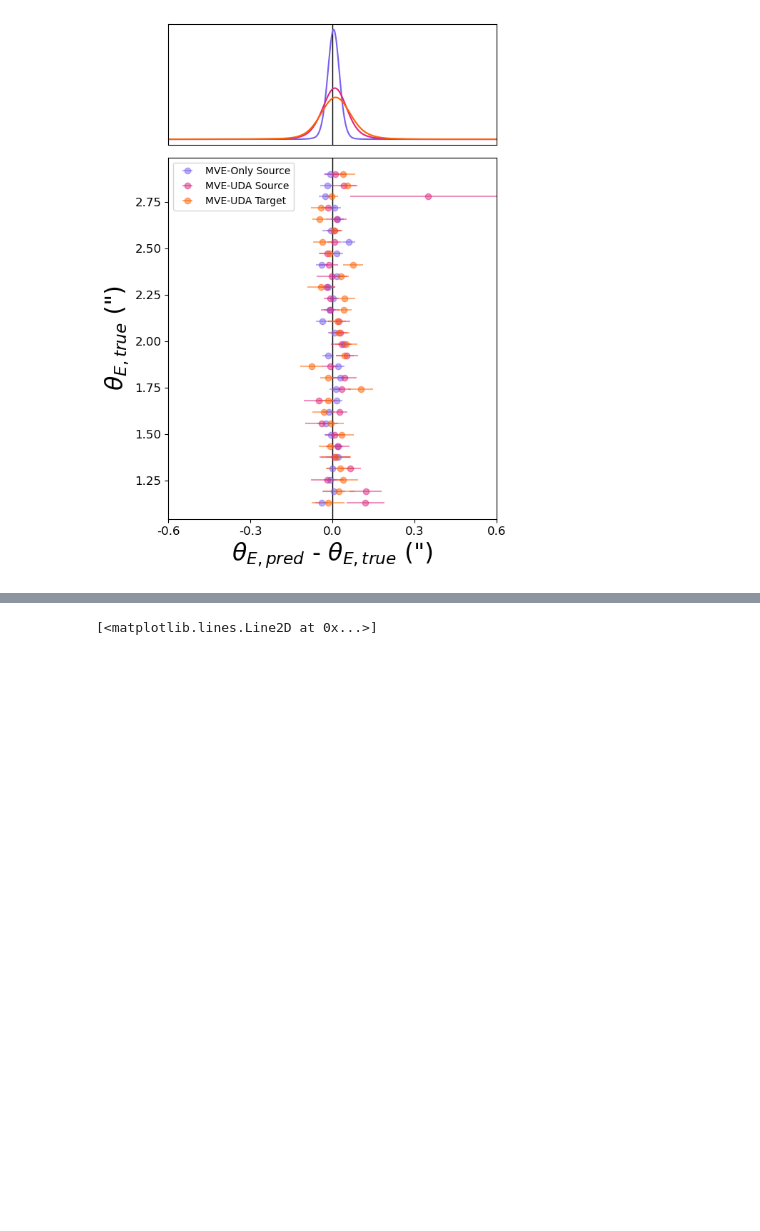
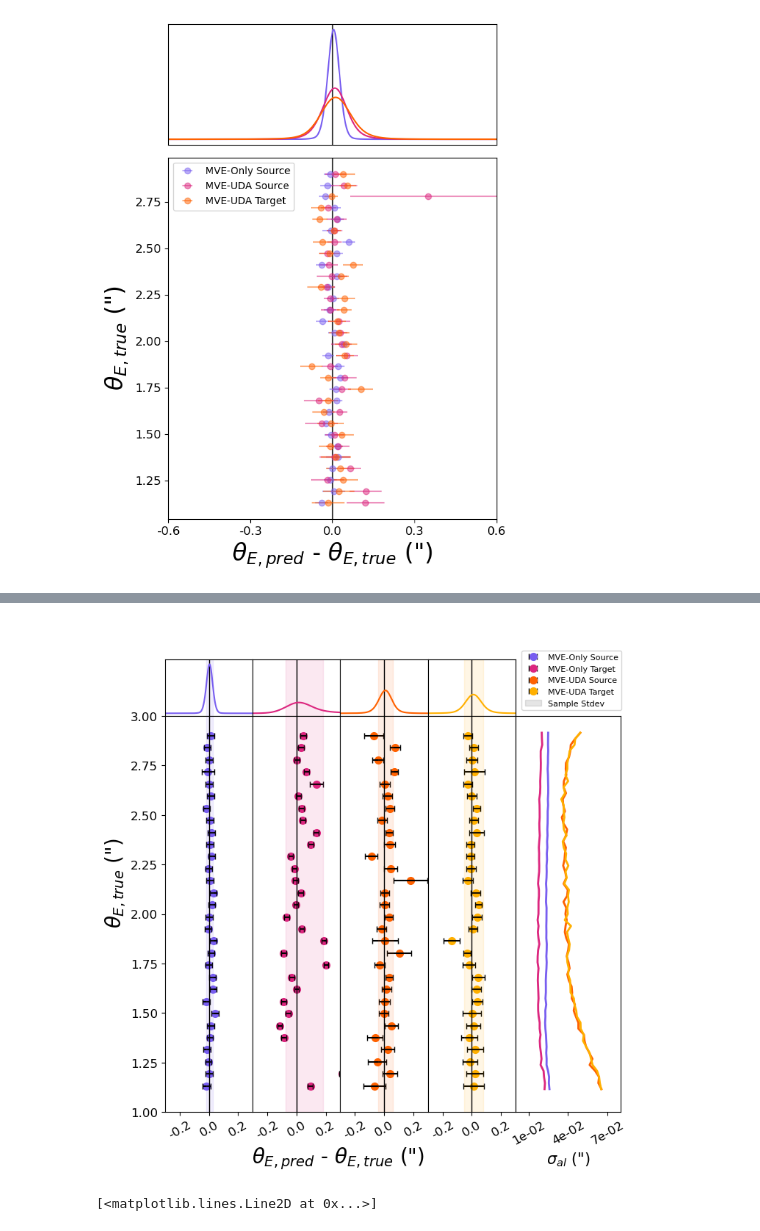
Before and after one commit to deepskies/DomainAdaptiveMVEforLensModeling, a Jupyter notebook: src/training/FinalPaperMVEv2/ModelVizUltimate.ipynb, the cells around one changed output, grey strips where cells are left out. Drawn from its saved outputs; the diff is of its cells as text; code cells hidden in the pictures; blank space fills up the shorter version.

Commit message:
figures v3

```diff
--- a/src/training/FinalPaperMVEv2/ModelVizUltimate.ipynb
+++ b/src/training/FinalPaperMVEv2/ModelVizUltimate.ipynb
@@ -413,3 +319,102 @@ plt.savefig("figures/residualA.png", bbox_inches = 'tight', dpi = 400)
+# %%
+###### import matplotlib.pyplot as plt
+import matplotlib.gridspec as gridspec
+
+lims = 0.3
+
+# Create a figure with a GridSpec layout
+fig = plt.figure(figsize=(8, 8))  # Adjusted the figure size to accommodate the additional plots
+gs = gridspec.GridSpec(2, 5, height_ratios=[1, 7], width_ratios = [1, 1, 1, 1, 1.2], hspace = 0, wspace = 0)  # Create a 2x4 grid
+
+# Histogram plot (ax_hist) spans the entire top row
+ax_hist1 = fig.add_subplot(gs[0, 0])
+ax_hist2 = fig.add_subplot(gs[0, 1])
+ax_hist3 = fig.add_subplot(gs[0, 2])
+ax_hist4 = fig.add_subplot(gs[0, 3])
+
+# The bottom plots (ax_resid1, ax_resid2, ax_resid3) occupy the bottom left three columns
+ax_resid1 = fig.add_subplot(gs[1, 0])
+ax_resid2 = fig.add_subplot(gs[1, 1])
+ax_resid3 = fig.add_subplot(gs[1, 2])
+ax_resid4 = fig.add_subplot(gs[1, 3])
+
+# The additional plot on the right (ax_add) occupies the bottom right column
+ax_var = fig.add_subplot(gs[1, 4])
+
+hist_axes = [ax_hist1, ax_hist2, ax_hist3, ax_hist4]
+resid_axes = [ax_resid1, ax_resid2, ax_resid3, ax_resid4, ax_var]
+
+for ax in hist_axes:
+    ax.set_xticks([])
+    ax.set_yticks([])
+    ax.set_ylim(-1, 20)
+    ax.axvline(0, color = 'k', ls = '-', lw = 1)
+    ax.set_xlim(-lims, lims)
+
+
+for ax in resid_axes[1:]:
+    ax.set_yticks([])
+
+xt = np.linspace(-lims + 0.1, lims - 0.1, 3).round(2)
+
+for ax in resid_axes[:-1]:
+    ax.set_xlim(-lims, lims)
+    ax.set_ylim(1, 3)
+    ax.axvline(0, color = 'k', ls = '-', lw = 1)
+    ax.set_xticks(xt)
+    ax.set_xticklabels(xt, rotation = 30)
+
+xt = [1e-2, 4e-2, 7e-2]
+xtl =[f"{num:.0e}" for num in xt]
+ax_var.set_xlim(0, 8e-2)
+ax_var.set_xticks(xt)
+ax_var.set_xticklabels(xtl, rotation = 30)
+ax_var.set_ylim(1, 3)
+
+
+bins = np.linspace(1.1, 2.9, 60)[::2]
+mid_bins = bins + (bins[1] - bins[0])/2
+
+# Plot the histogram
+ci = 0
+idx = []
+all_kde = []
+for t, i in zip(mod_type, mod_no):
+    mod = mvt[t][i]
+    resid = (mod["mean"] - mod["truth"])
+    idx = random_residual_sample(mod["var"], mod["truth"])
+    x_kde, y_kde = get_kde(resid, lims = lims)
+    hist_axes[ci].plot(x_kde, y_kde, color = color_resid[ci])
+    resid_axes[ci].errorbar(x=resid[idx],
+                      y = mid_bins,
+                      xerr=np.sqrt(mod["var"])[idx],
+                      fmt='o',
+                      alpha=1,
+                      ms = 7,
+                      ecolor = 'k',
+                      color = color_resid[ci],
+                      label = labels[ci],
+                       barsabove = True,
+                        capsize=3,
+                        zorder = -2)
+    mn = np.mean(resid)
+    sig = np.std(resid)
+    hist_axes[ci].axvspan(mn-sig, mn+sig, color = color_resid[ci], alpha = 0.1)
+    resid_axes[ci].axvspan(mn-sig, mn+sig,color = color_resid[ci], alpha = 0.1)
+    y_var, x_var = bin_average(mod['truth'], np.sqrt(mod['var']))
+    ax_var.plot(x_var, y_var, color = color_resid[ci], lw = 2, alpha = 1)
+    ci += 1
+
+resid_axes[ci].axvspan(-11, -10,color = 'k', alpha = 0.1, label = "Sample Stdev")
+# Adjust layout to avoid overlapping labels
+#plt.tight_layout()
+fig.legend(fontsize = 8, loc = (0.768, 0.836))
+fig.supxlabel(r'$\theta_{E, pred}$ - $\theta_{E, true}$ (")', fontsize = 20, x = 0.42)
+fig.supylabel(r'$\theta_{E, true}$ (")', fontsize = 20)
+ax_var.set_xlabel(r'$\sigma_{al}$ (")', fontsize = 15)
+plt.savefig("figures/residualB.png", bbox_inches = 'tight', dpi = 400)
+# %% [output]
+[figure, added]
 # %%
 x_var, y_var = bin_average(mod['truth'], mod['var'], n_points = 30)
 plt.plot(x_var, y_var, color = color_resid[1], lw = 2, alpha = 1)
```
Also changed, not shown: parts of 1 cell of this notebook, 2 other files.
